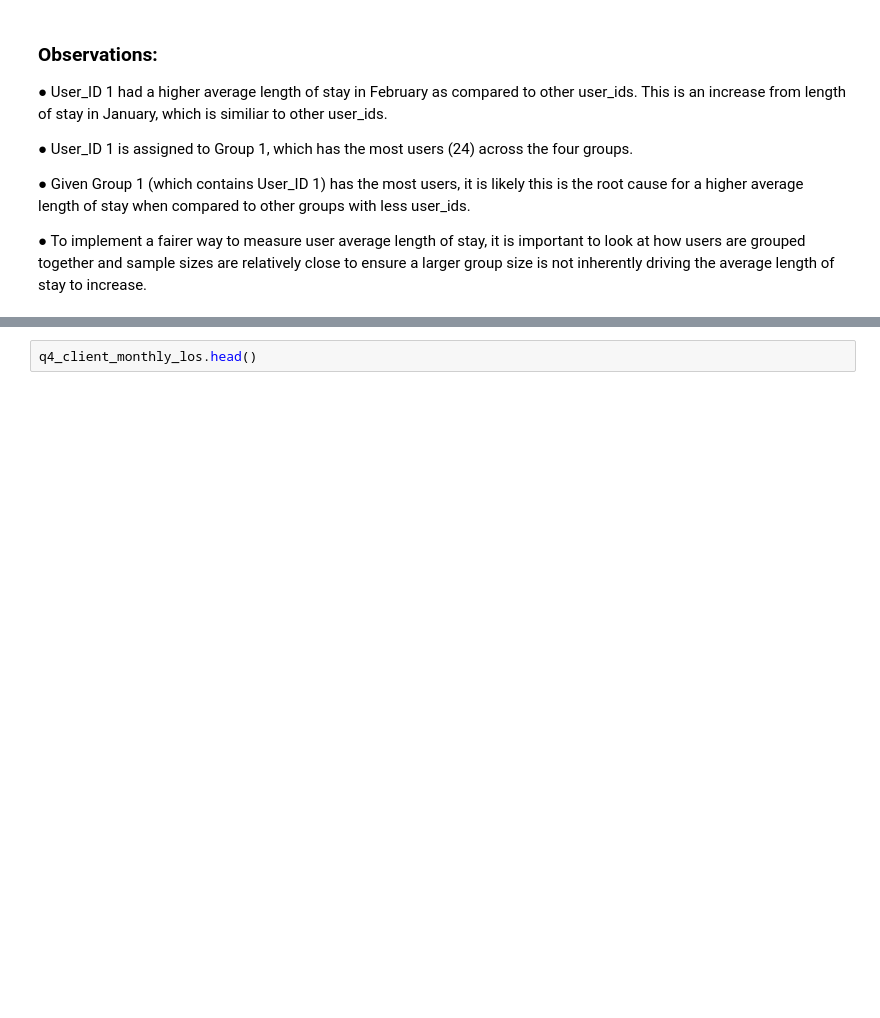
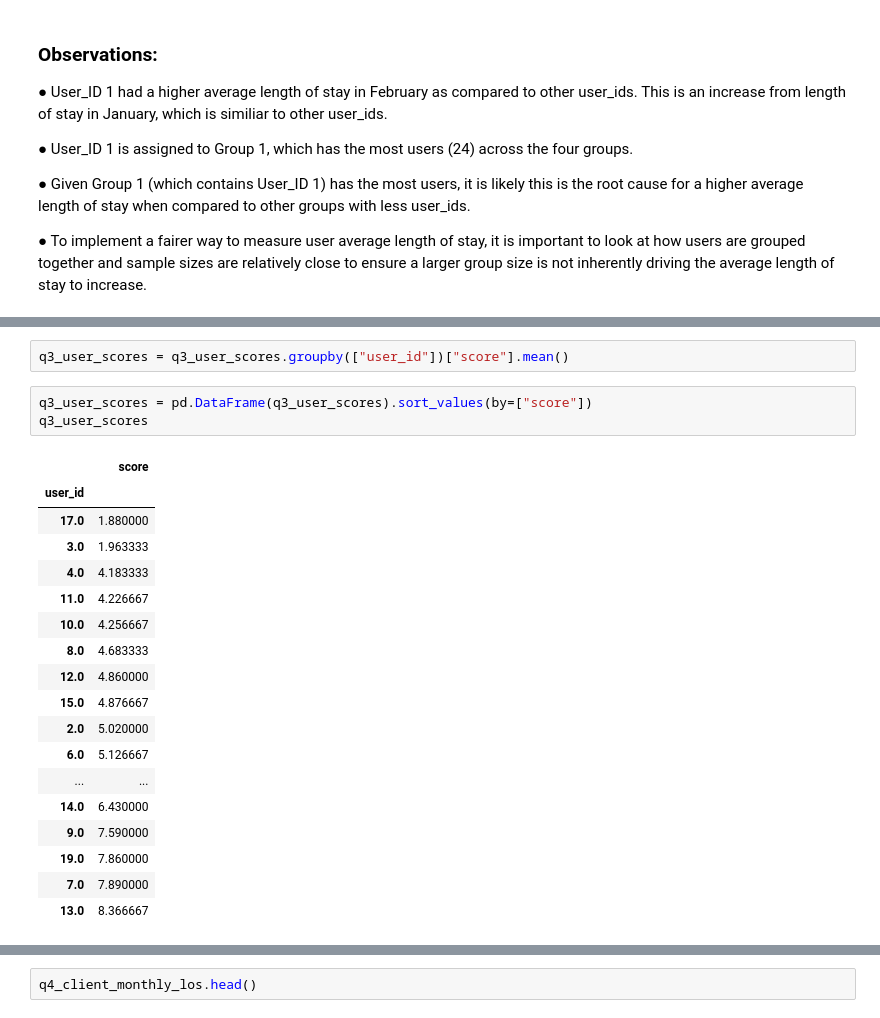
Before and after one commit to valputla/Customer-Success-Project, a Jupyter notebook: Take Home Analysis.ipynb, the cells around one changed output, grey strips where cells are left out. Cells and saved outputs as stored; diff of their text form; blank space fills up the shorter version.

```diff
--- a/Take Home Analysis.ipynb
+++ b/Take Home Analysis.ipynb
@@ -120,0 +141,24 @@ plt.show()
+# %%
+q3_user_scores = q3_user_scores.groupby(["user_id"])["score"].mean()
+# %%
+q3_user_scores = pd.DataFrame(q3_user_scores).sort_values(by=["score"])
+q3_user_scores
+# %% [output]
+|  | score |
+| user_id |  |
+| 17.0 | 1.880000 |
+| 3.0 | 1.963333 |
+| 4.0 | 4.183333 |
+| 11.0 | 4.226667 |
+| 10.0 | 4.256667 |
+| 8.0 | 4.683333 |
+| 12.0 | 4.860000 |
+| 15.0 | 4.876667 |
+| 2.0 | 5.020000 |
+| 6.0 | 5.126667 |
+| ... | ... |
+| 14.0 | 6.430000 |
+| 9.0 | 7.590000 |
+| 19.0 | 7.860000 |
+| 7.0 | 7.890000 |
+| 13.0 | 8.366667 |
```
Also changed, not shown: parts of 8 cells of this notebook, 1 other file.
